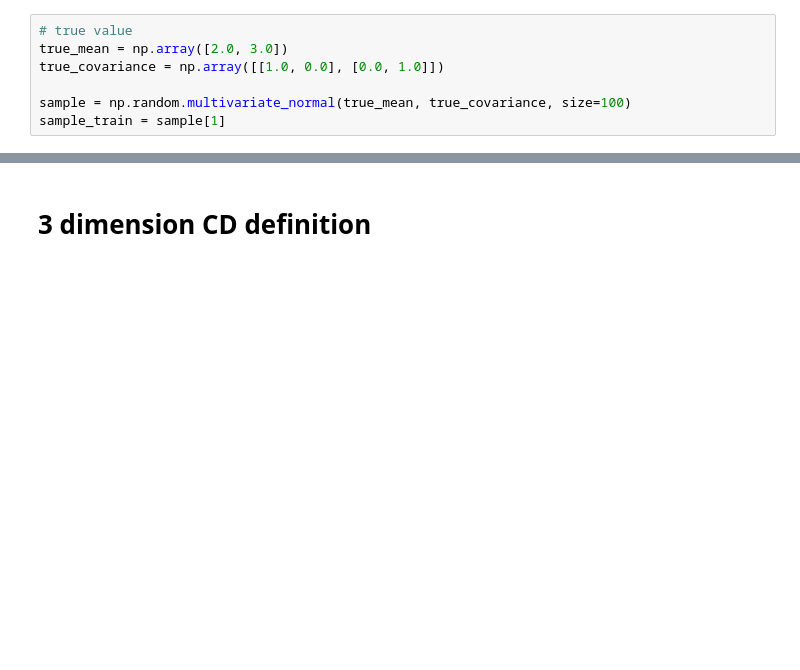
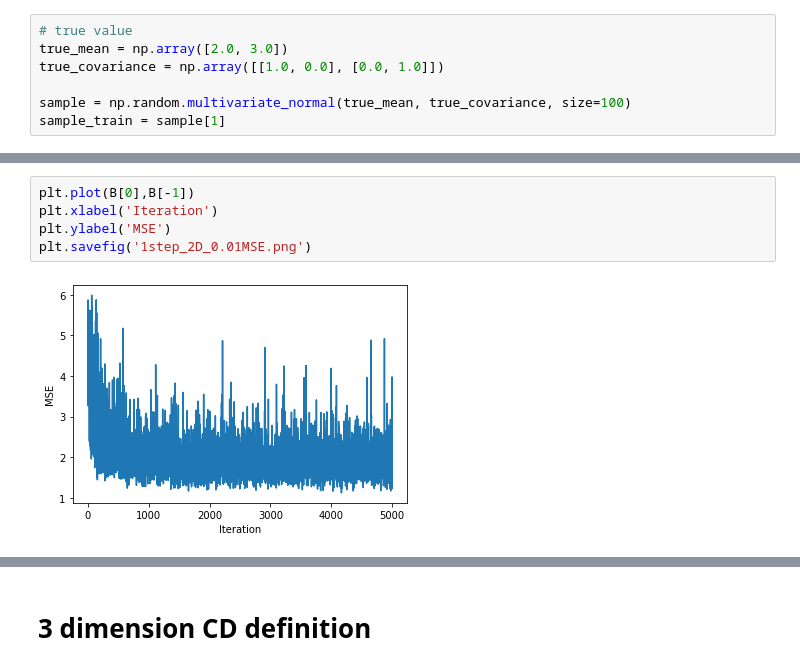
Before and after one commit to dx219/M4R, a Jupyter notebook: 2D_and_3D_multivariate.ipynb, the cells around one changed output, grey strips where cells are left out. Drawn from its saved outputs; the diff is of its cells as text; blank space fills up the shorter version.

```diff
--- a/2D_and_3D_multivariate.ipynb
+++ b/2D_and_3D_multivariate.ipynb
@@ -280,0 +220,7 @@ cov2: 285.5228397726768
+# %%
+plt.plot(B[0],B[-1])
+plt.xlabel('Iteration')
+plt.ylabel('MSE')
+plt.savefig('1step_2D_0.01MSE.png')
+# %% [output]
+[figure, added]
```
Also changed, not shown: parts of 9 cells of this notebook, 1 other file.
